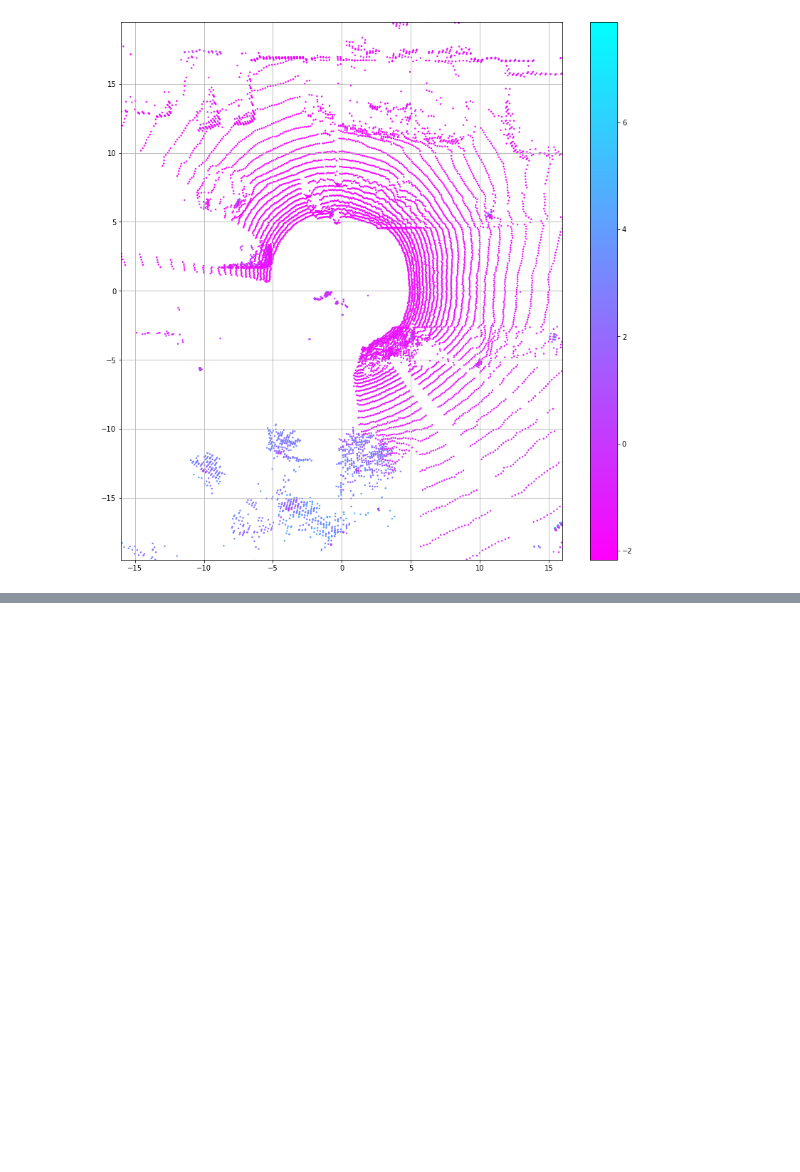
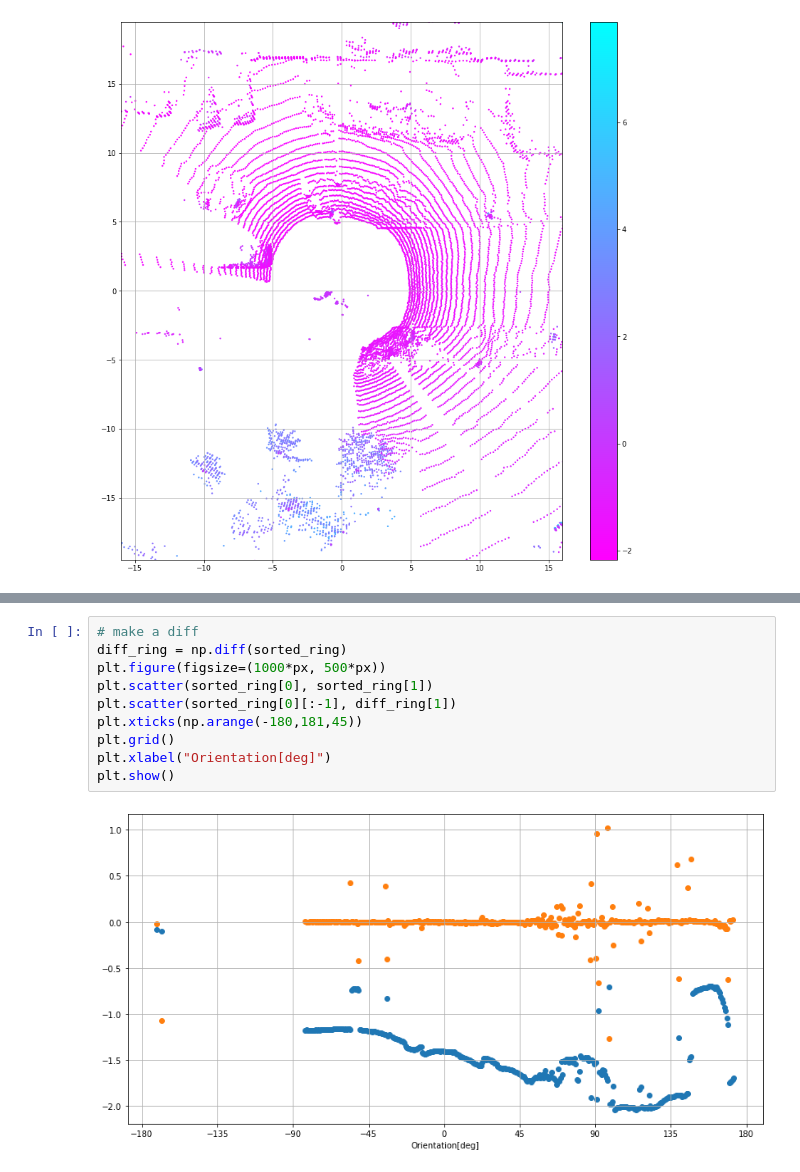
Before and after one commit to horverno/lidar-tinkering-ipython, a Jupyter notebook: x_equals_zero.ipynb, the cells around one changed output, grey strips where cells are left out. Drawn from its saved outputs; the diff is of its cells as text; blank space fills up the shorter version.

Commit message:
Diff method v1

```diff
--- a/x_equals_zero.ipynb
+++ b/x_equals_zero.ipynb
@@ -65,0 +84,12 @@ plt.show()
+# %%
+# make a diff
+diff_ring = np.diff(sorted_ring)
+plt.figure(figsize=(1000*px, 500*px))
+plt.scatter(sorted_ring[0], sorted_ring[1])
+plt.scatter(sorted_ring[0][:-1], diff_ring[1])
+plt.xticks(np.arange(-180,181,45))
+plt.grid()
+plt.xlabel("Orientation[deg]")
+plt.show()
+# %% [output]
+[figure, added]
```
Also changed, not shown: parts of 10 cells of this notebook.
